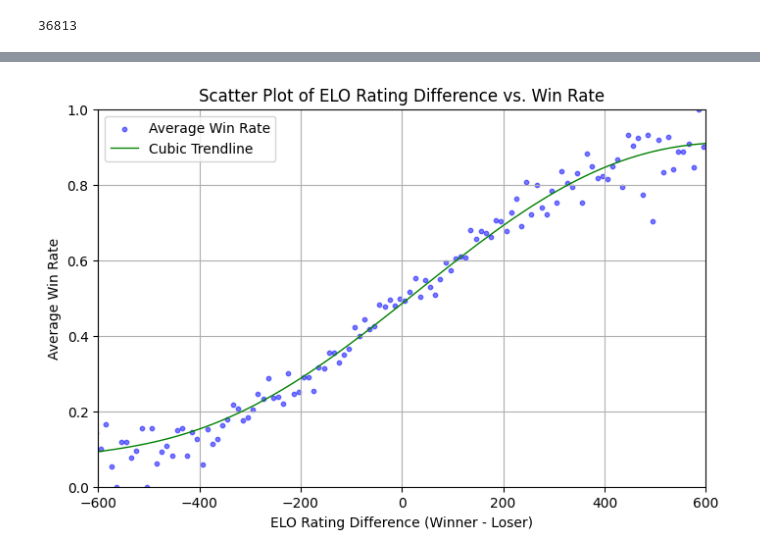
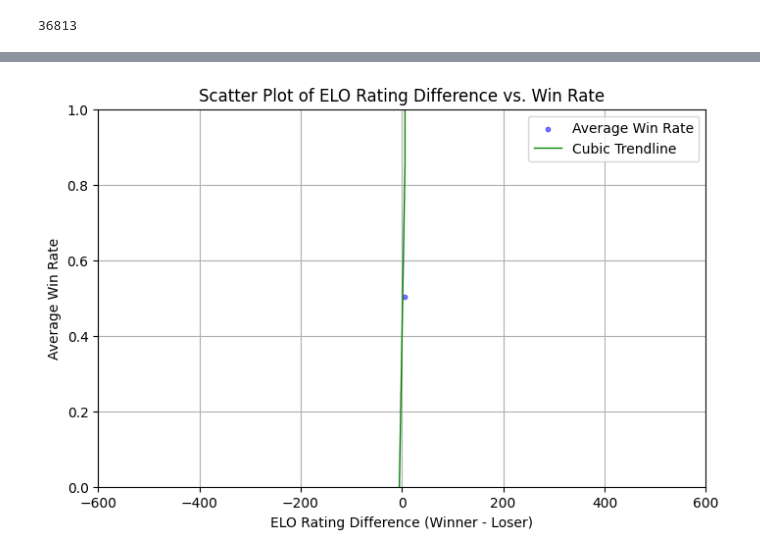
Before and after one commit to dsw225/TennisPredictionModel, a Jupyter notebook: breakpoint/tennis_analyzer_v2.ipynb, the cells around one changed output, grey strips where cells are left out. Cells and saved outputs as stored; diff of their text form; code cells hidden in the pictures.

```diff
--- a/breakpoint/tennis_analyzer_v2.ipynb
+++ b/breakpoint/tennis_analyzer_v2.ipynb
@@ -61,7 +61,7 @@ end_date = datetime.strptime(end, '%Y%m%d').date()
 
 # games = await sync_to_async(list)(query.all().values())
 
-df = pd.read_csv('testfree8.csv')
+df = pd.read_csv('testfree10.csv')
 df['tourney_date'] = pd.to_datetime(df['tourney_date']).dt.date
 df = df[(df['tourney_date'] >= start_date) & (df['tourney_date'] <= end_date)]
 
@@ -142,7 +138,7 @@ plt.show()
 # %%
 plt.figure(figsize=(8, 5))
 
-df['elo_diff'] = df['a_recent_elo_rating'] - df['b_recent_elo_rating']
+df['elo_diff'] = df['a_recent_elo_rating']
 
 # Create bins for ELO difference in intervals of 10
 bins = np.arange(df['elo_diff'].min(), df['elo_diff'].max() + 10, 10)
@@ -155,34 +151,34 @@ average_win_rate.columns = ['elo_diff_bin', 'avg_win_rate']
 
 # Convert the bin labels to numeric values
 average_win_rate['elo_diff_bin'] = average_win_rate['elo_diff_bin'].astype(float)
 
 average_win_rate = average_win_rate[~np.isnan(average_win_rate).any(axis=1)]
 
 # Create the scatter plot
 plt.scatter(average_win_rate['elo_diff_bin'], average_win_rate['avg_win_rate'], color='blue', label='Average Win Rate', s=10, alpha=0.5)
 
 # Fit a polynomial of degree 3 to the average win rate data
 coefficients = np.polyfit(average_win_rate['elo_diff_bin'], average_win_rate['avg_win_rate'], 5)
 polynomial = np.poly1d(coefficients)
 trendline_x = np.linspace(-600, 600, 100)
 trendline_y = polynomial(trendline_x)
 plt.plot(trendline_x, trendline_y, color='green', linewidth=1, label='Cubic Trendline')
 
 # Setting the limits for x and y axis
 plt.xlim(-600, 600)
 plt.ylim(0, 1)
 
 # Adding labels and title
 plt.xlabel('ELO Rating Difference (Winner - Loser)')
 plt.ylabel('Average Win Rate')
 plt.title('Scatter Plot of ELO Rating Difference vs. Win Rate')
 plt.grid(True)
 plt.legend()
 
 # Show the plot
 plt.show()
 # %% [output]
-[figure, old version]
+[figure, new version]
 # %%
 device = (
     "cuda"
```
Also changed, not shown: parts of 6 cells of this notebook, 1 other file.
